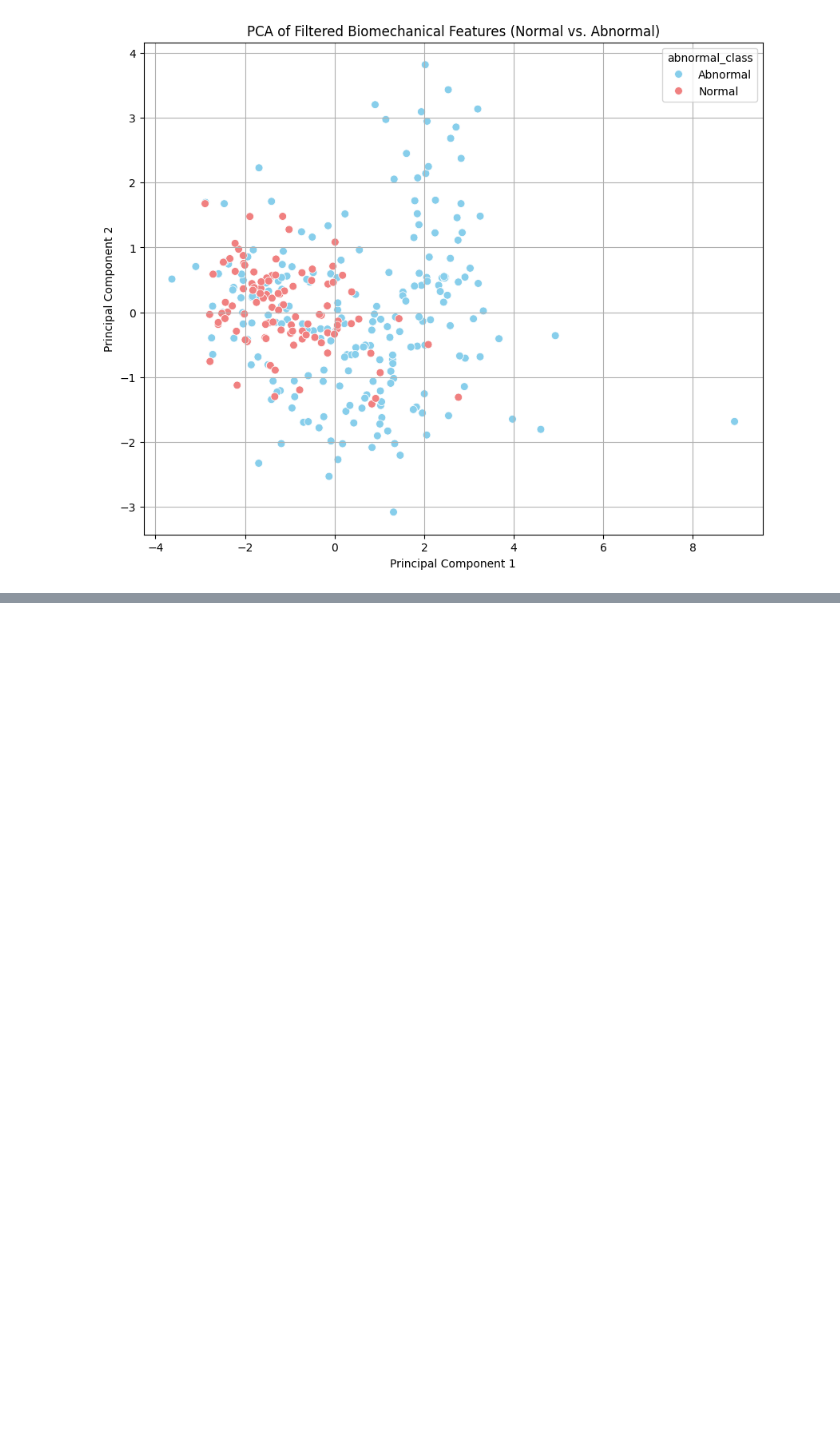
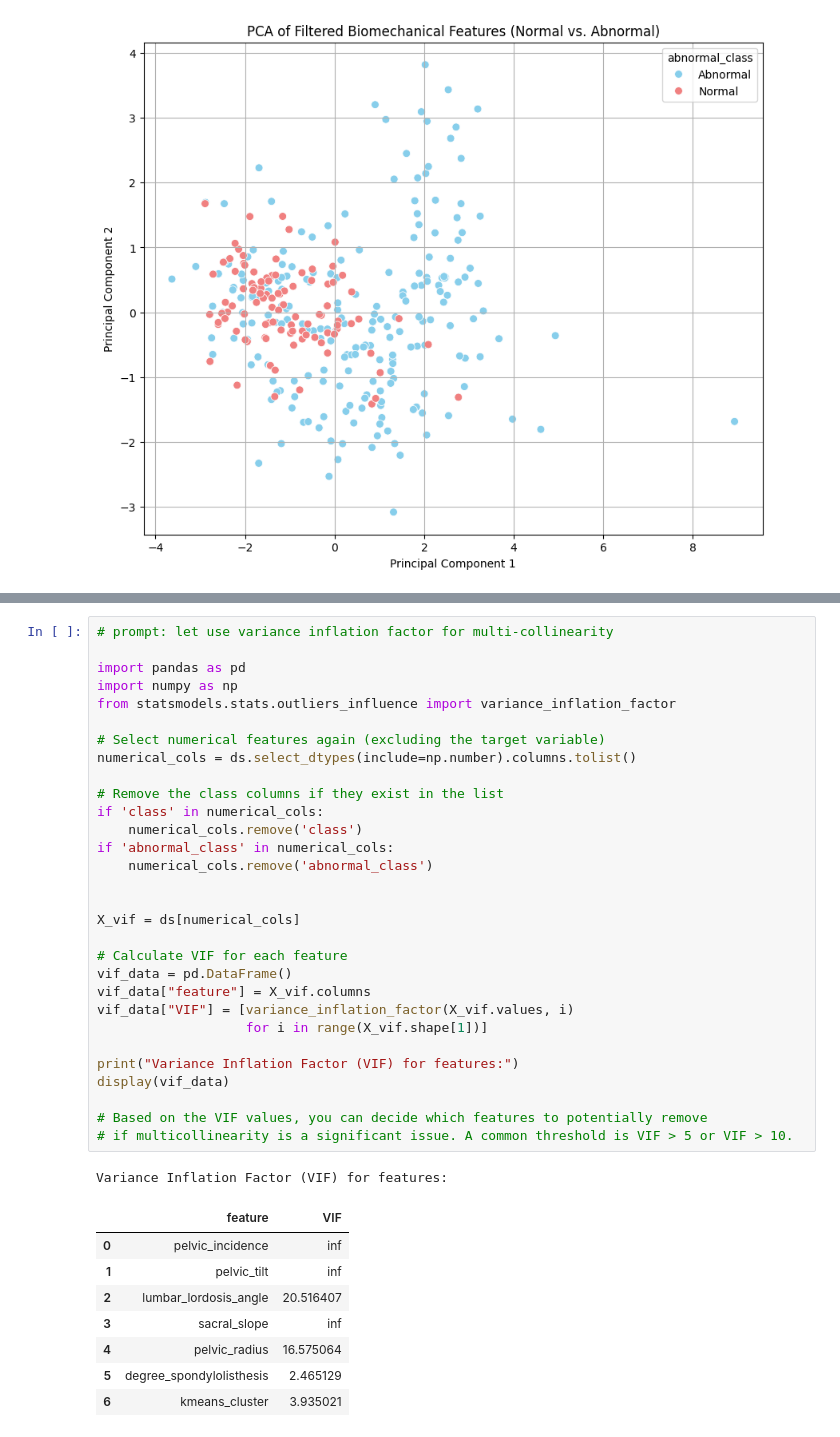
Before and after one commit to jackiecwv/SDS-CP033-spinescope, a Jupyter notebook: submissions/team-members/hanan-ak/SpineScope.ipynb, the cells around one changed output, grey strips where cells are left out. Saved outputs shown, nothing was run; the diff lists cells and outputs as text; blank space fills up the shorter version.

```diff
--- a/submissions/team-members/hanan-ak/SpineScope.ipynb
+++ b/submissions/team-members/hanan-ak/SpineScope.ipynb
@@ -311,2 +317,42 @@ Based on the EDA performed:
 
  **The box plots also indicate the presence of potential outliers in some of the numerical features.**
+# %%
+# prompt: let use variance inflation factor for multi-collinearity
+
+import pandas as pd
+import numpy as np
+from statsmodels.stats.outliers_influence import variance_inflation_factor
+
+# Select numerical features again (excluding the target variable)
+numerical_cols = ds.select_dtypes(include=np.number).columns.tolist()
+
+# Remove the class columns if they exist in the list
+if 'class' in numerical_cols:
+    numerical_cols.remove('class')
+if 'abnormal_class' in numerical_cols:
+    numerical_cols.remove('abnormal_class')
+
+
+X_vif = ds[numerical_cols]
+
+# Calculate VIF for each feature
+vif_data = pd.DataFrame()
+vif_data["feature"] = X_vif.columns
+vif_data["VIF"] = [variance_inflation_factor(X_vif.values, i)
+                   for i in range(X_vif.shape[1])]
+
+print("Variance Inflation Factor (VIF) for features:")
+display(vif_data)
+
+# Based on the VIF values, you can decide which features to potentially remove
+# if multicollinearity is a significant issue. A common threshold is VIF > 5 or VIF > 10.
+# %% [output]
+Variance Inflation Factor (VIF) for features:
+|  | feature | VIF |
+| 0 | pelvic_incidence | inf |
+| 1 | pelvic_tilt | inf |
+| 2 | lumbar_lordosis_angle | 20.516407 |
+| 3 | sacral_slope | inf |
+| 4 | pelvic_radius | 16.575064 |
+| 5 | degree_spondylolisthesis | 2.465129 |
+| 6 | kmeans_cluster | 3.935021 |
```
Also changed, not shown: parts of 9 cells of this notebook, 8 other files.
